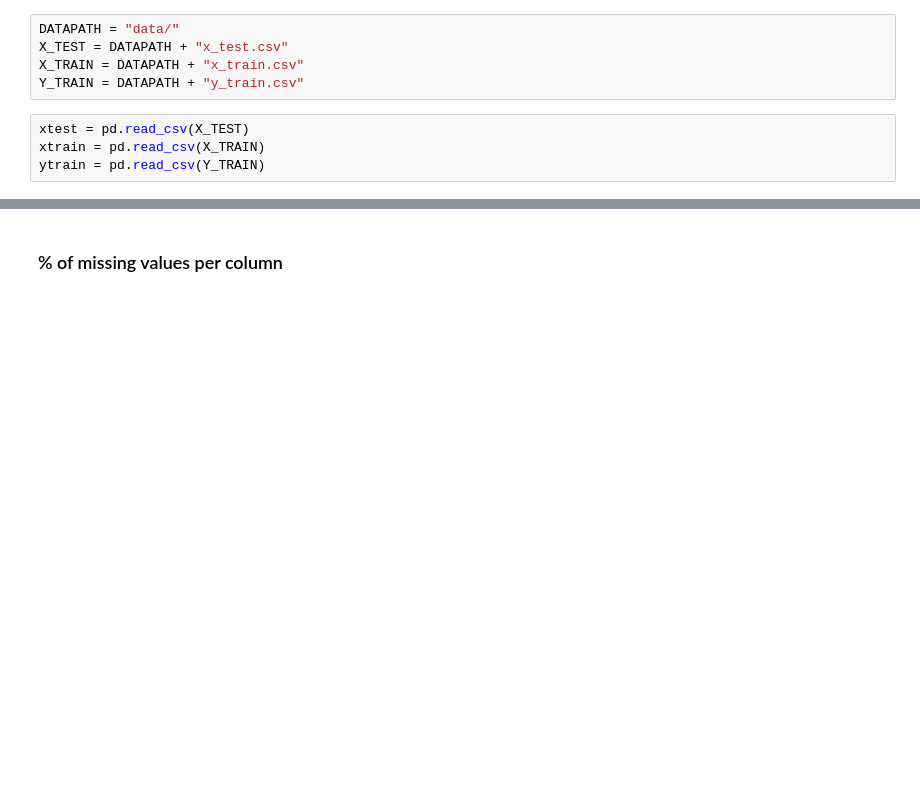
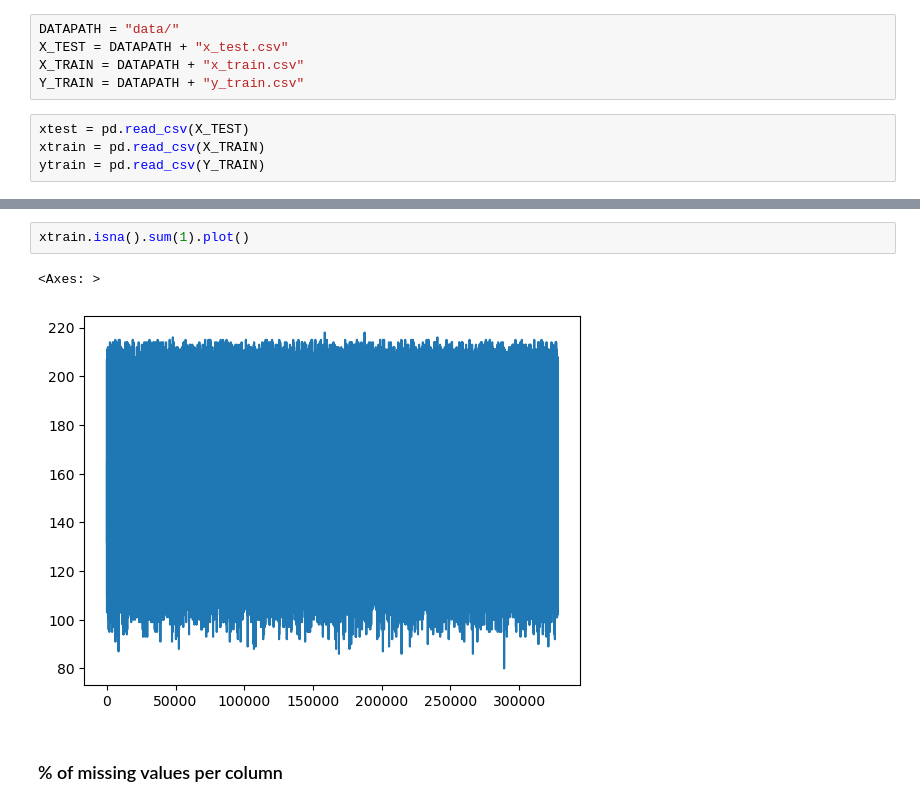
Before and after one commit to Laz4rz/CS-433-EPFL-Project1-ML, a Jupyter notebook: exploration.ipynb, the cells around one changed output, grey strips where cells are left out. Drawn from its saved outputs; the diff is of its cells as text; blank space fills up the shorter version.

```diff
--- a/exploration.ipynb
+++ b/exploration.ipynb
@@ -12,3 +17,8 @@ ytrain = pd.read_csv(Y_TRAIN)
+# %%
+xtrain.isna().sum(1).plot()
+# %% [output]
+<Axes: >
+[figure, added]
 # %% [markdown]
 ### % of missing values per column
 # %%
```
Also changed, not shown: parts of 1 cell of this notebook.
